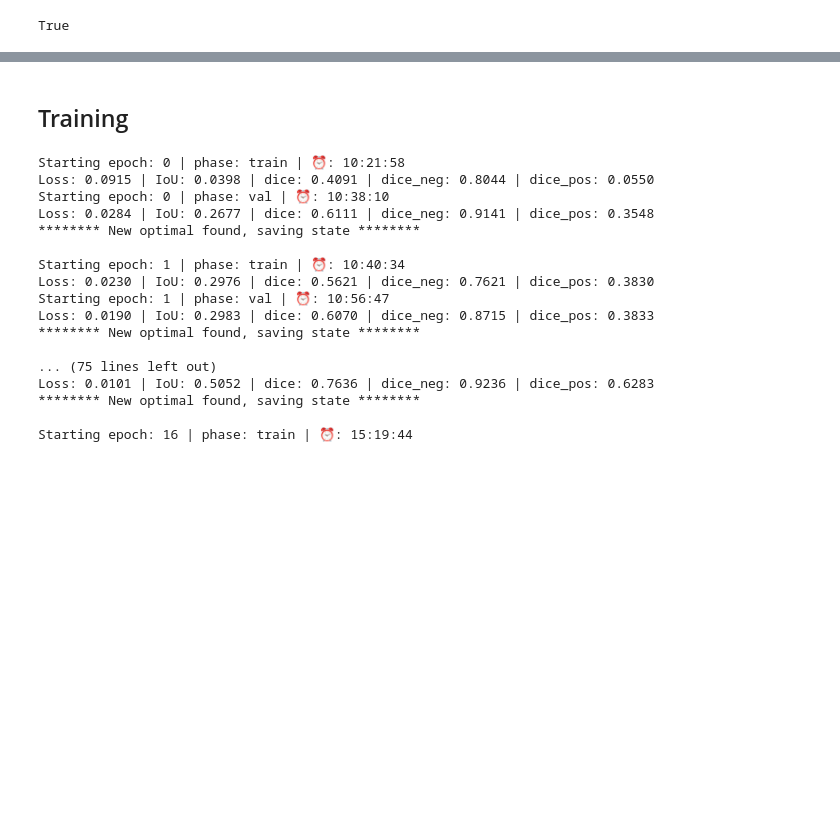
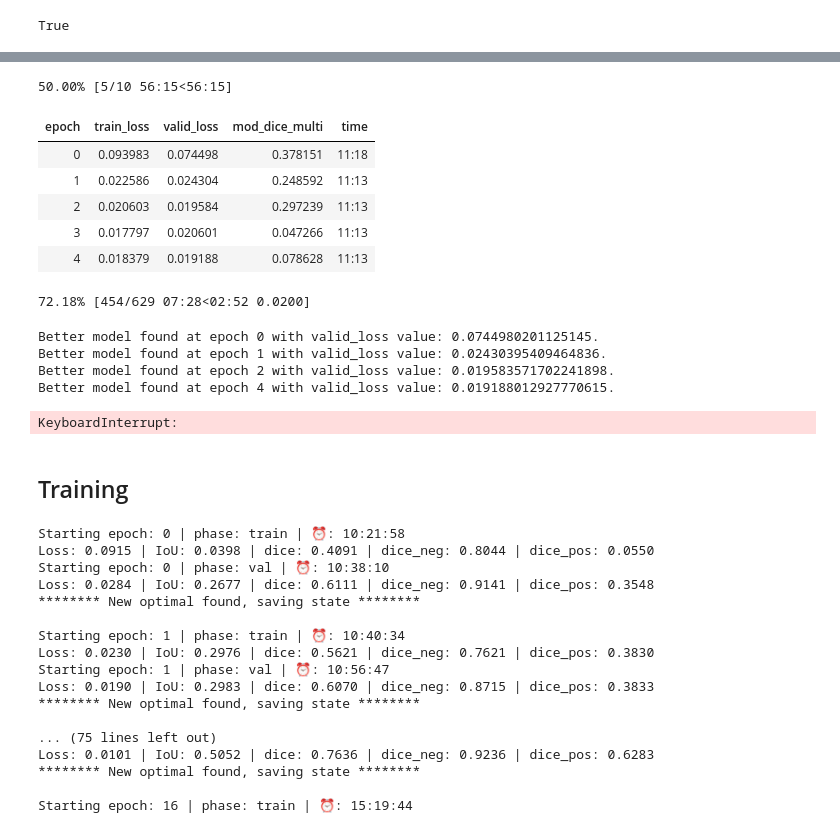
Before and after one commit to marcomatteo/steel_segmentation, a Jupyter notebook: training_nbs/Pytorch-UNET-ResNet34.ipynb, the cells around one changed output, grey strips where cells are left out. Cells and saved outputs as stored; diff of their text form; code cells hidden in the pictures; blank space fills up the shorter version.

```diff
--- a/training_nbs/Pytorch-UNET-ResNet34.ipynb
+++ b/training_nbs/Pytorch-UNET-ResNet34.ipynb
@@ -70,7 +114,24 @@ model = smp.Unet("resnet34", encoder_weights="imagenet", classes=4, activation=N
+# %%
+fit_cb = [SaveModelCallback(fname="fastai-UNET-ResNet34-smp-pytorch_dls-stage1")]
+learn.fit_one_cycle(10, lr_max=3e-3, cbs=fit_cb, pct_start=0.50)
+# %% [output]
+50.00% [5/10 56:15<56:15]
+| epoch | train_loss | valid_loss | mod_dice_multi | time |
+| 0 | 0.093983 | 0.074498 | 0.378151 | 11:18 |
+| 1 | 0.022586 | 0.024304 | 0.248592 | 11:13 |
+| 2 | 0.020603 | 0.019584 | 0.297239 | 11:13 |
+| 3 | 0.017797 | 0.020601 | 0.047266 | 11:13 |
+| 4 | 0.018379 | 0.019188 | 0.078628 | 11:13 |
+72.18% [454/629 07:28<02:52 0.0200]
+Better model found at epoch 0 with valid_loss value: 0.0744980201125145.
+Better model found at epoch 1 with valid_loss value: 0.02430395409464836.
+Better model found at epoch 2 with valid_loss value: 0.019583571702241898.
+Better model found at epoch 4 with valid_loss value: 0.019188012927770615.
+KeyboardInterrupt:
+# %% [markdown]
+## Training
 # %%
 model_trainer = Trainer(model, num_epochs=20, save_path=models_dir/"kaggle-UNET-ResNet34.pth", bs=16)
-# %% [markdown]
-## Training
 # %%
 model_trainer.start()
 # %% [output]
```
Also changed, not shown: parts of 12 cells of this notebook, 8 other files.
